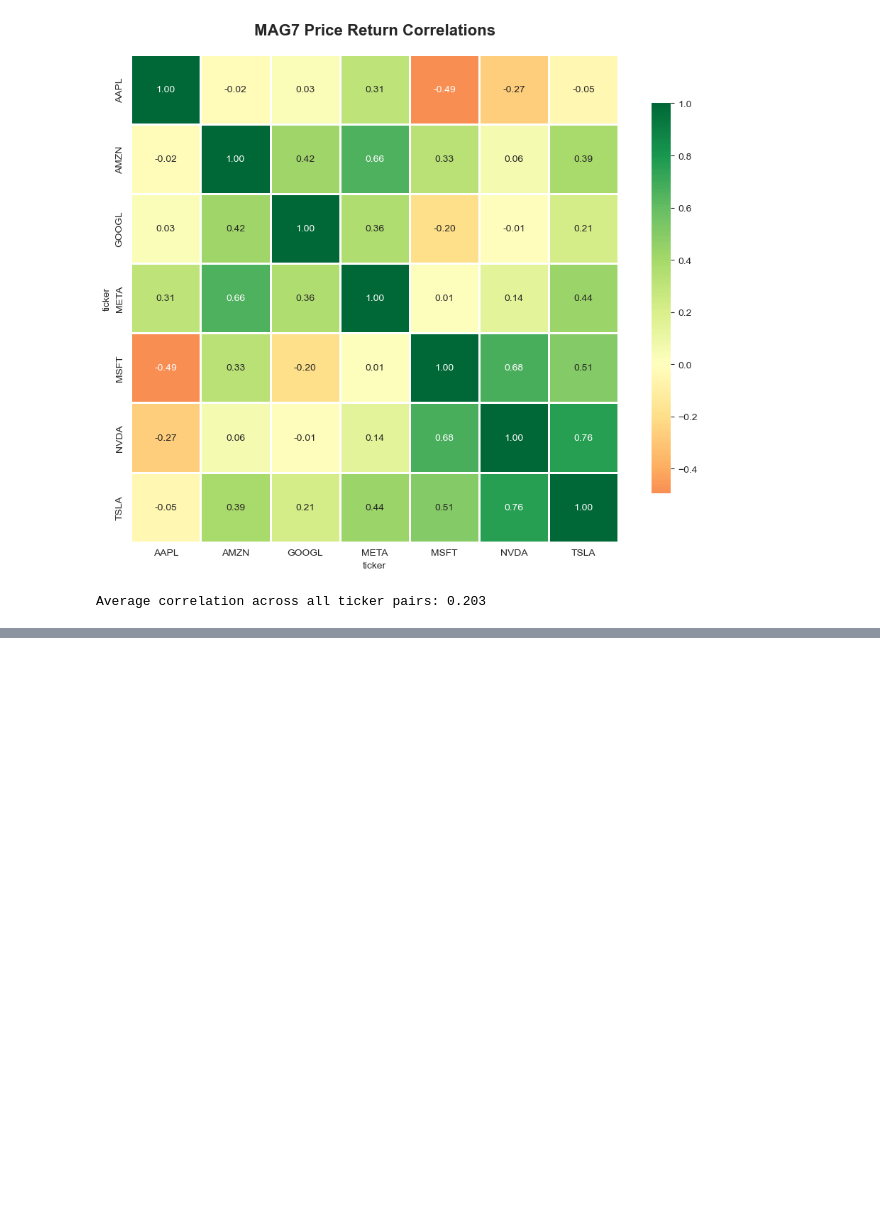
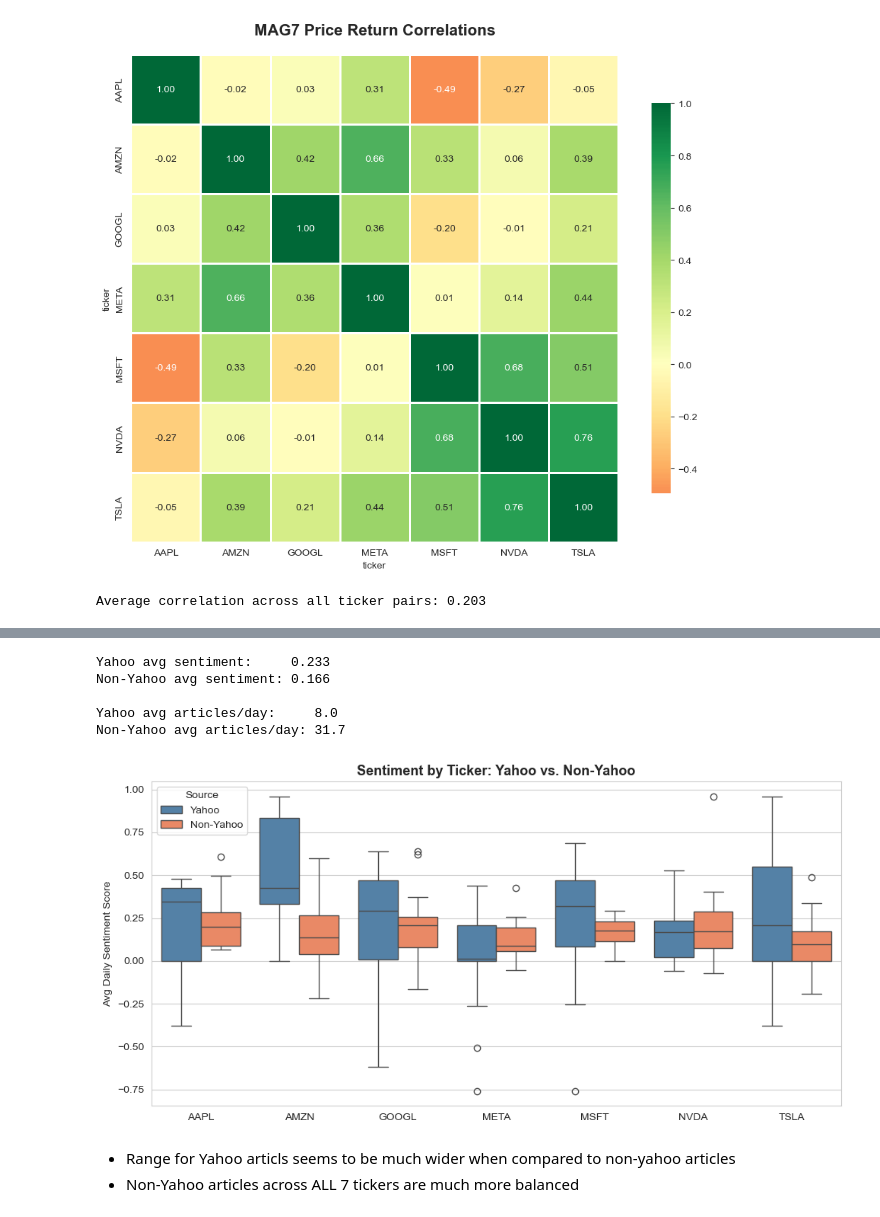
Before and after one commit to Trevor5008/market-sentiment-analysis, a Jupyter notebook: docs/eda/sprint_3/notebooks/tech_comovement_exploration.ipynb, the cells around one changed output, grey strips where cells are left out. Drawn from its saved outputs; the diff is of its cells as text; code cells hidden in the pictures; blank space fills up the shorter version.

Commit message:
Updated tech comovement notebook (pivoted to exploring yahoo v nonyahoo

```diff
--- a/docs/eda/sprint_3/notebooks/tech_comovement_exploration.ipynb
+++ b/docs/eda/sprint_3/notebooks/tech_comovement_exploration.ipynb
@@ -156,0 +159,69 @@ Average correlation across all ticker pairs: 0.203
+# %%
+# Split articles into Yahoo vs. Non-Yahoo ()
+df['is_yahoo'] = df['domain'].str.contains('yahoo', case=False, na=False)
+
+yahoo_sentiment = df[df['is_yahoo']].groupby(['ticker', 'price_date']).agg(
+    sentiment_score=('sentiment_score', 'mean'),
+    article_count=('url', 'count')
+).rename(columns={'sentiment_score': 'yahoo_sentiment', 'article_count': 'yahoo_articles'}).reset_index()
+
+non_yahoo_sentiment = df[~df['is_yahoo']].groupby(['ticker', 'price_date']).agg(
+    sentiment_score=('sentiment_score', 'mean'),
+    article_count=('url', 'count')
+).rename(columns={'sentiment_score': 'non_yahoo_sentiment', 'article_count': 'non_yahoo_articles'}).reset_index()
+
+# Drop columns if they already exist
+cols_to_drop = ['yahoo_sentiment', 'yahoo_articles', 'non_yahoo_sentiment', 'non_yahoo_articles']
+daily_data = daily_data.drop(columns=[c for c in cols_to_drop if c in daily_data.columns])
+
+# Merge both into daily_data
+daily_data = daily_data.merge(yahoo_sentiment, on=['ticker', 'price_date'], how='left')
+daily_data = daily_data.merge(non_yahoo_sentiment, on=['ticker', 'price_date'], how='left')
+
+yahoo_coverage = daily_data['yahoo_articles'].notna().sum()
+non_yahoo_coverage = daily_data['non_yahoo_articles'].notna().sum()
+
+
+print(f"Yahoo avg sentiment:     {daily_data['yahoo_sentiment'].mean():.3f}")
+print(f"Non-Yahoo avg sentiment: {daily_data['non_yahoo_sentiment'].mean():.3f}")
+print(f"Yahoo avg articles/day:     {daily_data['yahoo_articles'].mean():.1f}")
+print(f"Non-Yahoo avg articles/day: {daily_data['non_yahoo_articles'].mean():.1f}")
+# %% [output]
+Yahoo avg sentiment:     0.233
+Non-Yahoo avg sentiment: 0.166
+
+Yahoo avg articles/day:     8.0
+Non-Yahoo avg articles/day: 31.7
+# %%
+# Box plot per ticker (Yahoo vs Non-Yahoo sentiment)
+
+plot_df = pd.concat([
+    daily_data[['ticker', 'yahoo_sentiment']]
+        .rename(columns={'yahoo_sentiment': 'sentiment'})
+        .assign(source='Yahoo'),
+
+    daily_data[['ticker', 'non_yahoo_sentiment']]
+    .rename(columns={'non_yahoo_sentiment': 'sentiment'})
+        .assign(source='Non-Yahoo')]).dropna()
+
+plt.figure(figsize=(10, 5))
+
+sns.boxplot(
+    data=plot_df,
+    x='ticker',
+    y='sentiment',
+    hue='source', palette={'Yahoo': 'steelblue', 'Non-Yahoo': 'coral'}
+)
+
+plt.title('Sentiment by Ticker: Yahoo vs. Non-Yahoo', fontsize=13, fontweight='bold')
+plt.xlabel('')
+plt.ylabel('Avg Daily Sentiment Score')
+plt.legend(title='Source')
+
+plt.tight_layout()
+plt.show()
+# %% [output]
+[figure, added]
+# %% [markdown]
+- Range for Yahoo articls seems to be much wider when compared to non-yahoo articles
+- Non-Yahoo articles across ALL 7 tickers are much more balanced
```
Also changed, not shown: parts of 6 cells of this notebook.
